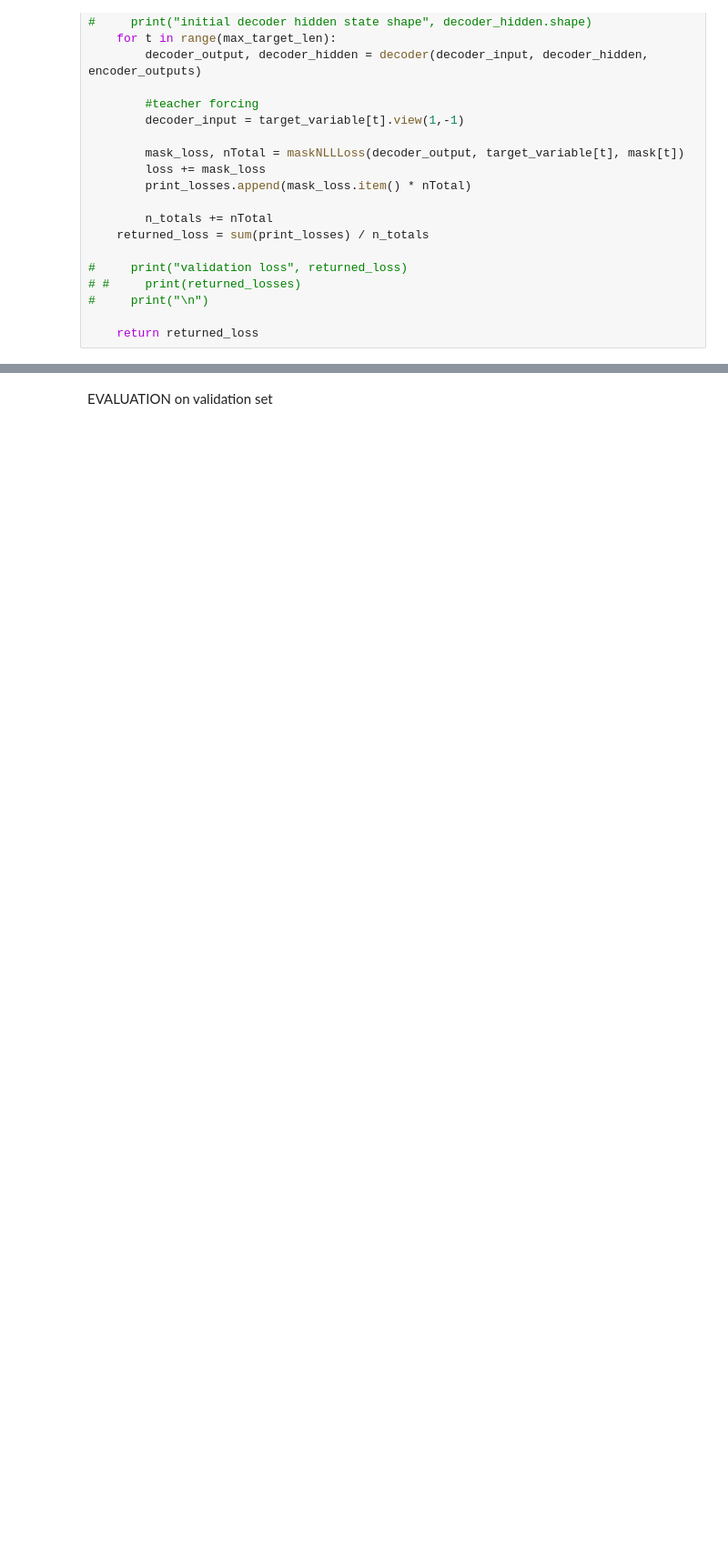
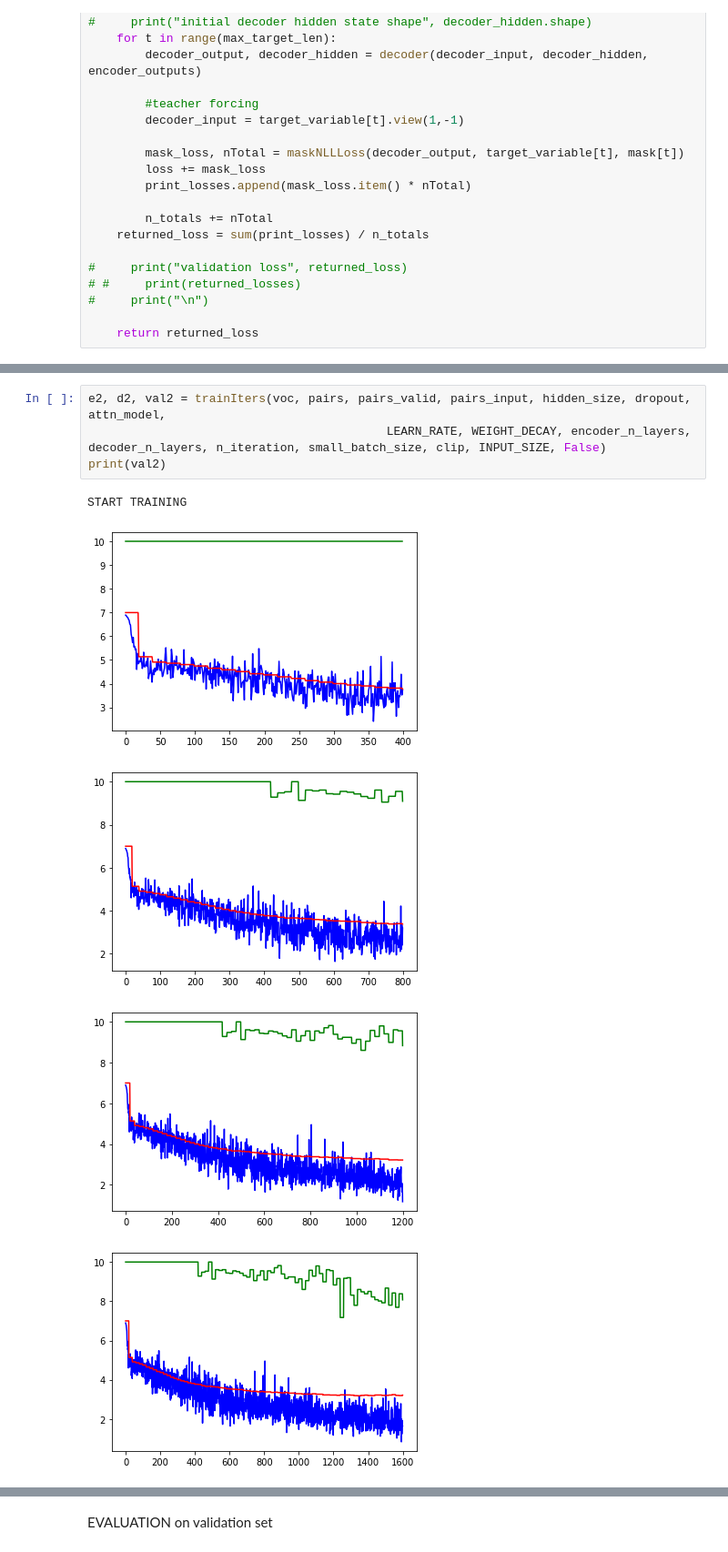
Before and after one commit to xyf199919/research, a Jupyter notebook: withcorrect_paramtune.ipynb, the cells around one changed output, grey strips where cells are left out. Shown at 91% size. Drawn from its saved outputs; the diff is of its cells as text; blank space fills up the shorter version.

```diff
--- a/withcorrect_paramtune.ipynb
+++ b/withcorrect_paramtune.ipynb
@@ -1041,0 +1063,10 @@ START TRAINING
+# %%
+e2, d2, val2 = trainIters(voc, pairs, pairs_valid, pairs_input, hidden_size, dropout, attn_model,
+                                          LEARN_RATE, WEIGHT_DECAY, encoder_n_layers, decoder_n_layers, n_iteration, small_batch_size, clip, INPUT_SIZE, False)
+print(val2)
+# %% [output]
+START TRAINING
+[figure, added]
+[figure, added]
+[figure, added]
+[figure, added]
```
Also changed, not shown: parts of 13 cells of this notebook.
